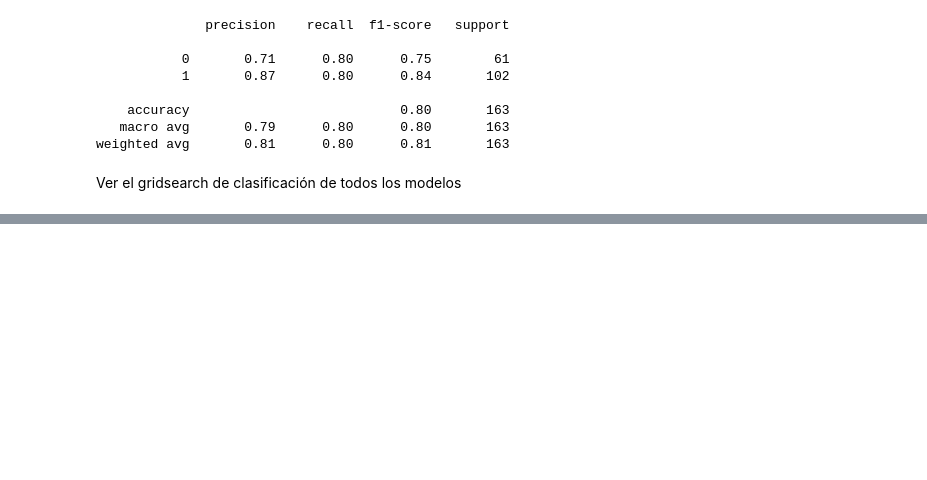
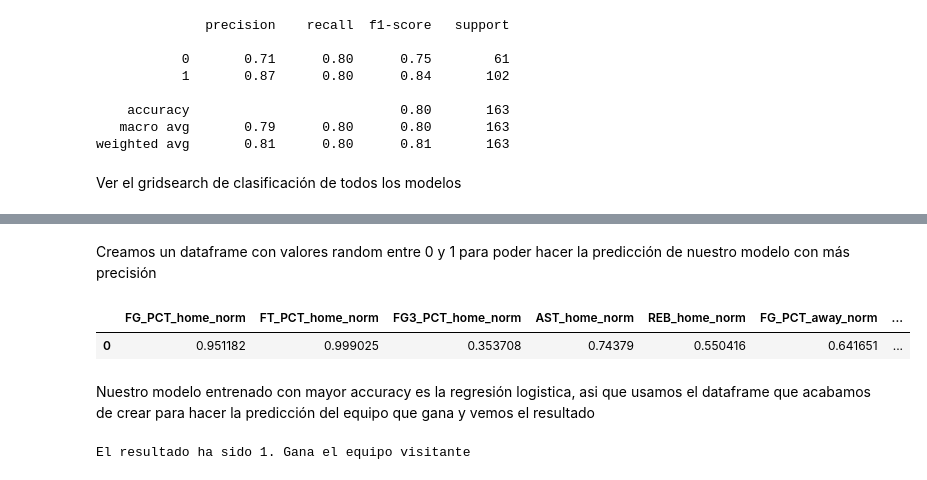
Before and after one commit to dcristobalhMad/ml-entrega2, a Jupyter notebook: entrega.ipynb, the cells around one changed output, grey strips where cells are left out. Saved outputs shown, nothing was run; the diff lists cells and outputs as text; code cells hidden in the pictures; blank space fills up the shorter version.

Commit message:
Feat: add prediction with logistic regression

```diff
--- a/entrega.ipynb
+++ b/entrega.ipynb
@@ -1039,0 +1041,21 @@ LogisticRegr   | score = 0.816 | time = 0.006s/0.005s
+# %% [markdown]
+Creamos un dataframe con valores random entre 0 y 1 para poder hacer la predicción de nuestro modelo con más precisión
+# %%
+prediccion= pd.DataFrame()
+
+for i in variables_elegidas_norm:
+    prediccion[i]= [random.uniform(0,1)]
+
+prediccion
+# %% [output]
+|  | FG_PCT_home_norm | FT_PCT_home_norm | FG3_PCT_home_norm | AST_home_norm | REB_home_norm | FG_PCT_away_norm | ... |
+| 0 | 0.951182 | 0.999025 | 0.353708 | 0.74379 | 0.550416 | 0.641651 | ... |
+# %% [markdown]
+Nuestro modelo entrenado con mayor accuracy es la regresión logistica, asi que usamos el dataframe que acabamos de crear para hacer la predicción del equipo que gana y vemos el resultado
+# %%
+if logreg.predict(prediccion) == '0':
+    print("El resultado ha sido 0. Gana el equipo local")
+else:
+    print("El resultado ha sido 1. Gana el equipo visitante")
+# %% [output]
+El resultado ha sido 1. Gana el equipo visitante
```
Also changed, not shown: parts of 5 cells of this notebook.
